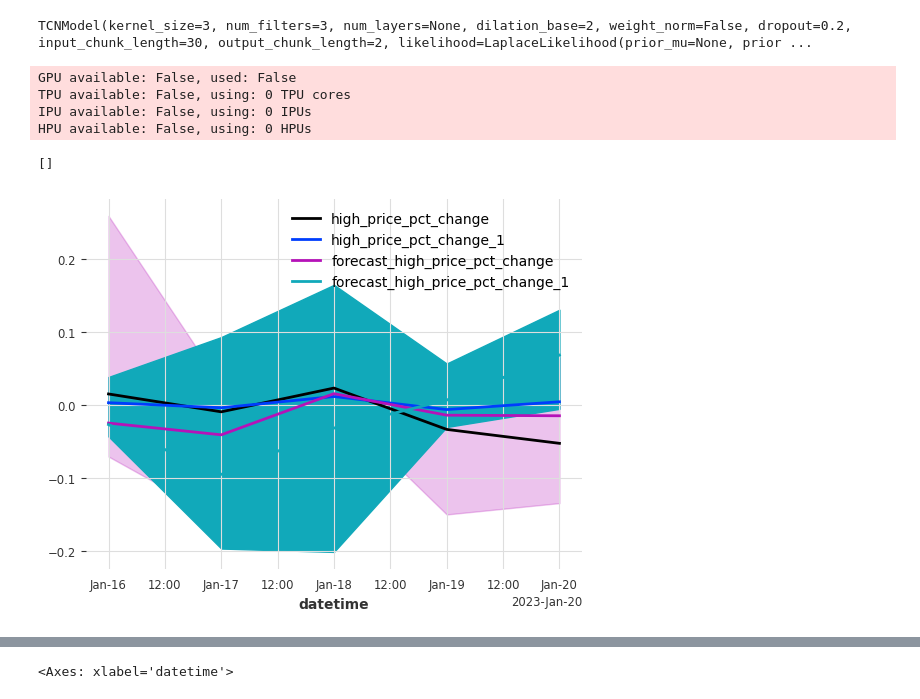
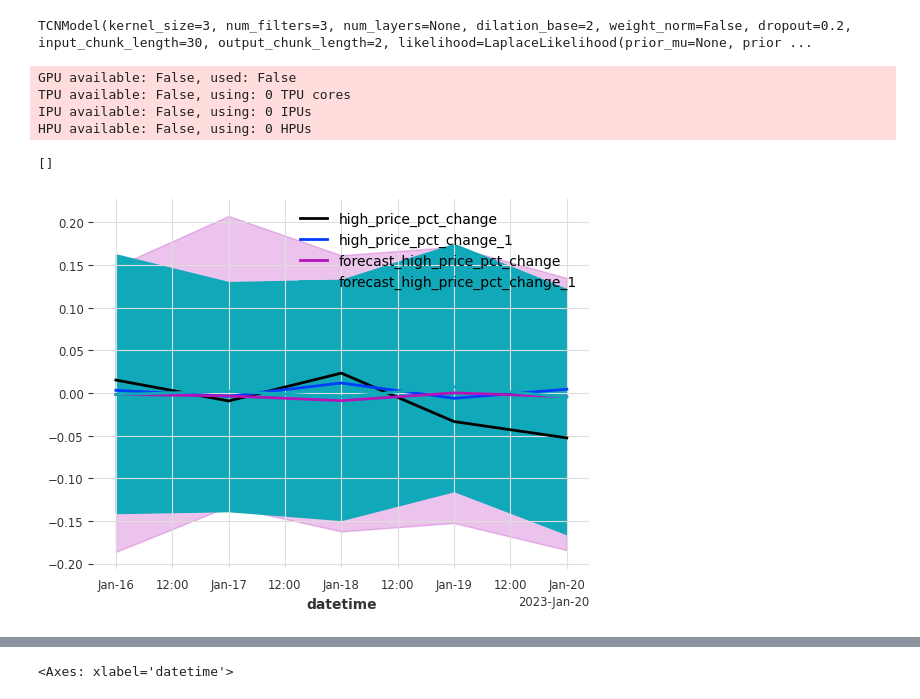
Before and after one commit to prz-ziaja/finance, a Jupyter notebook: notebooks/dataloader.ipynb, the cells around one changed output, grey strips where cells are left out. Cells and saved outputs as stored; diff of their text form; code cells hidden in the pictures.

```diff
--- a/notebooks/dataloader.ipynb
+++ b/notebooks/dataloader.ipynb
@@ -84,15 +84,15 @@ HPU available: False, using: 0 HPUs
 `Trainer.fit` stopped: `max_epochs=40` reached.
 TCNModel(kernel_size=3, num_filters=3, num_layers=None, dilation_base=2, weight_norm=False, dropout=0.2, input_chunk_length=30, output_chunk_length=2, likelihood=LaplaceLikelihood(prior_mu=None, prior ...
 # %%
-pred = model.predict(n=5, num_samples=5)
+pred = model.predict(n=5, num_samples=250)
 
 val.head(5).plot()
 pred.plot(label='forecast')
 plt.plot()
 # %% [output]
 GPU available: False, used: False
 TPU available: False, using: 0 TPU cores
 IPU available: False, using: 0 IPUs
 HPU available: False, using: 0 HPUs
 []
-[figure, old version]
+[figure, new version]
```
Also changed, not shown: parts of 2 cells of this notebook, 1 other file.
